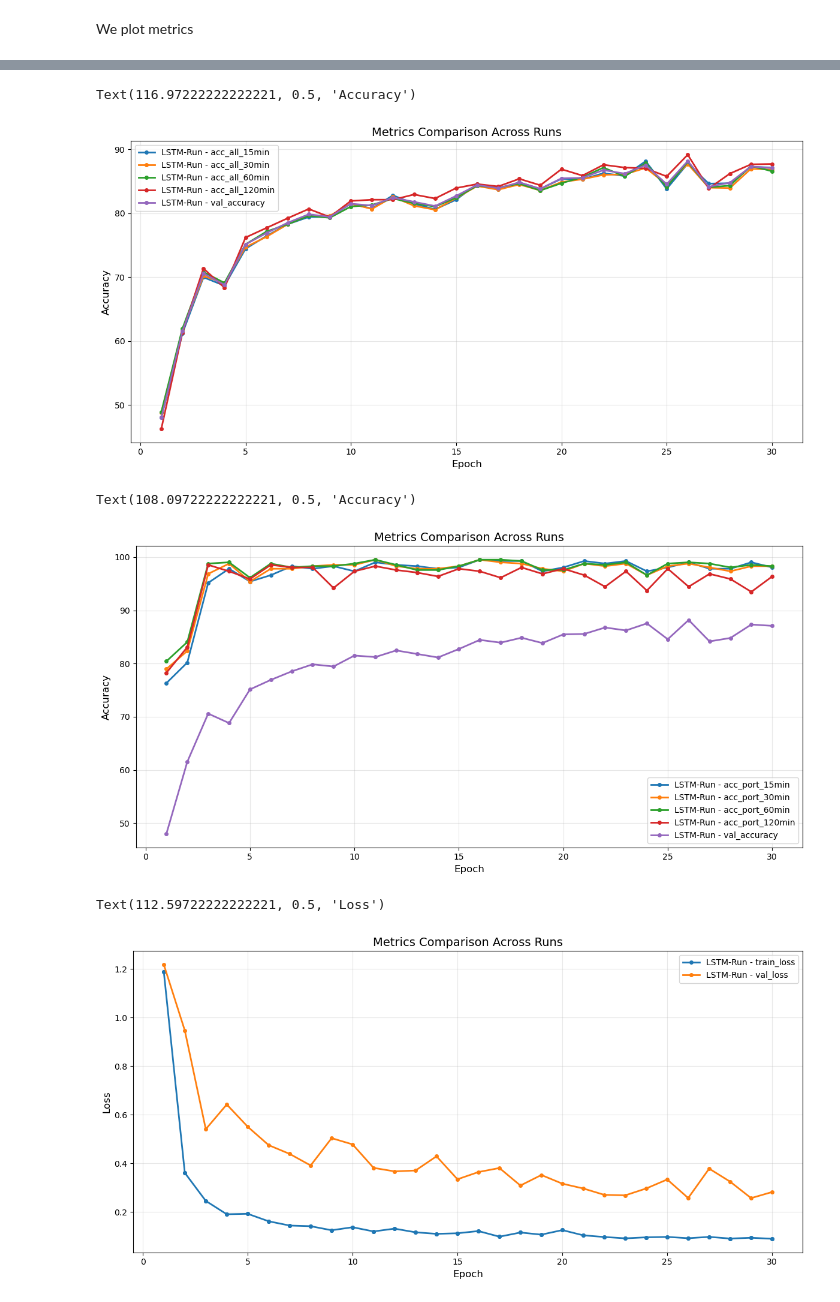
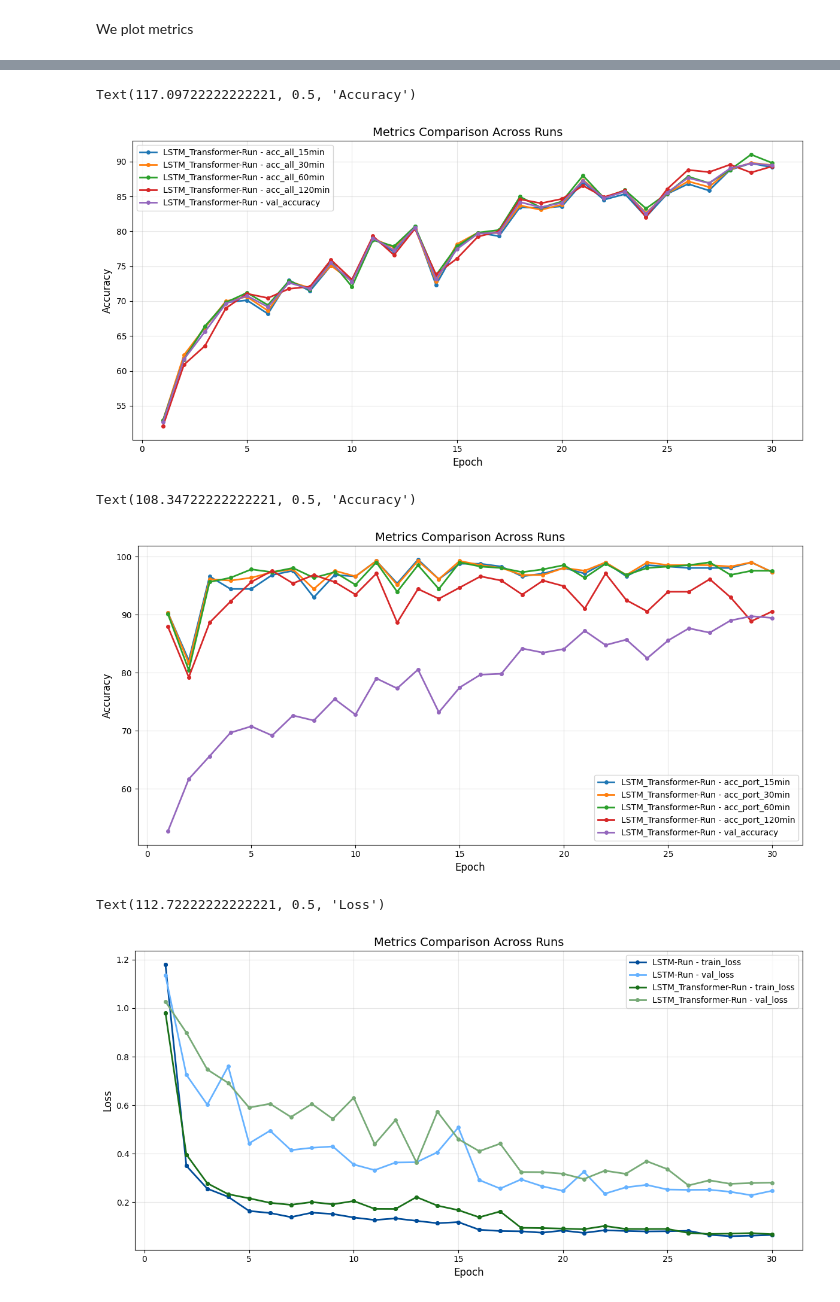
Before and after one commit to ChrAN103/Increasing-Maritime-Domain-Awareness-using-spatio-temporal-sequential-data, a Jupyter notebook: main.ipynb, the cells around one changed output, grey strips where cells are left out. Drawn from its saved outputs; the diff is of its cells as text; code cells hidden in the pictures.

Commit message:
updates eval of models

```diff
--- a/main.ipynb
+++ b/main.ipynb
@@ -69,7 +69,7 @@ import gc
 # %%
 config = {
 
-    "TRAIN_OWN_MODEL": True,
+    "TRAIN_OWN_MODEL": False,
 
     "CLEAN_DATA": False, #Set to True if data needs to be cleaned
 
@@ -752,8 +690,8 @@ def plot_runs_comparison(client, run_ids, metric_names=None):
 
 
 # Example usage:
-run_id_1 = all_runs[1].info.run_id
-#run_id_2 = all_runs[2].info.run_id
-plot_runs_comparison(client, [run_id_1], metric_names=['val_loss'])
+run_id_1 = all_runs[0].info.run_id
+run_id_2 = all_runs[1].info.run_id
+plot_runs_comparison(client, [run_id_1, run_id_2], metric_names=['val_loss'])
 # %% [output]
 <Axes: title={'center': 'Metrics Comparison Across Runs'}, xlabel='Epoch', ylabel='Metric Value val_loss'>
@@ -762,17 +700,17 @@ plot_runs_comparison(client, [run_id_1], metric_names=['val_loss'])
 ax = plot_runs_comparison(client, [run_id_1], metric_names=['acc_all_15min','acc_all_30min','acc_all_60min', 'acc_all_120min','val_accuracy'])
 ax.set_ylabel('Accuracy', fontsize=12)
 # %% [output]
-Text(116.97222222222221, 0.5, 'Accuracy')
+Text(117.09722222222221, 0.5, 'Accuracy')
-[figure, old version]
+[figure, new version]
 # %%
 ax = plot_runs_comparison(client, [run_id_1], metric_names=['acc_port_15min','acc_port_30min','acc_port_60min', 'acc_port_120min','val_accuracy'])
 ax.set_ylabel('Accuracy', fontsize=12)
 # %% [output]
-Text(108.09722222222221, 0.5, 'Accuracy')
+Text(108.34722222222221, 0.5, 'Accuracy')
-[figure, old version]
+[figure, new version]
 # %%
-ax = plot_runs_comparison(client, [run_id_1], metric_names=['train_loss','val_loss'])
+ax = plot_runs_comparison(client, [run_id_1, run_id_2], metric_names=['train_loss','val_loss'])
 ax.set_ylabel('Loss', fontsize=12)
 # %% [output]
-Text(112.59722222222221, 0.5, 'Loss')
+Text(112.72222222222221, 0.5, 'Loss')
-[figure, old version]
+[figure, new version]
```
Also changed, not shown: parts of 21 cells of this notebook, 2 other files.
